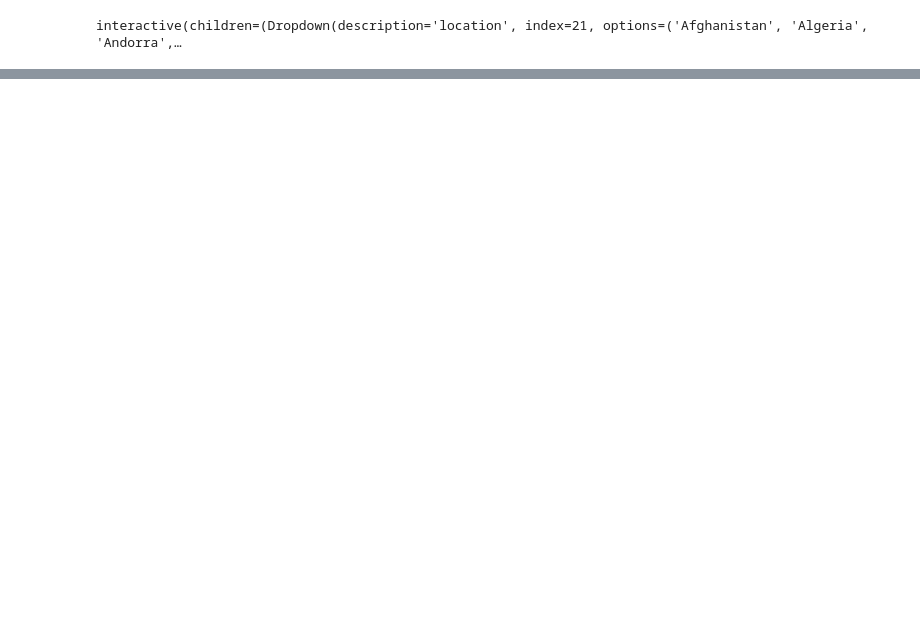
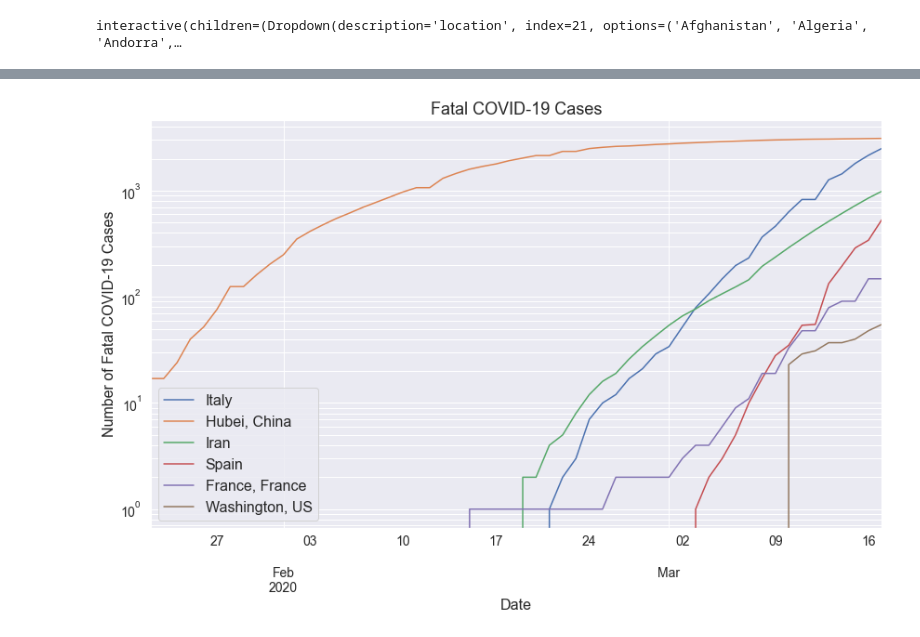
Before and after one commit to MattTriano/COVID-19_Viz, a Jupyter notebook: COVID-19_EDA.ipynb, the cells around one changed output, grey strips where cells are left out. Cells and saved outputs as stored; diff of their text form; code cells hidden in the pictures; blank space fills up the shorter version.

```diff
--- a/COVID-19_EDA.ipynb
+++ b/COVID-19_EDA.ipynb
@@ -170,0 +246,4 @@ interactive(children=(Dropdown(description='location', index=21, options=('Afgha
+# %%
+plot_covid_19_data_mpl(case_type='Fatal', locations=['Italy', 'Hubei, China', 'Iran', 'Spain', 'France, France', 'Washington, US'])
+# %% [output]
+[figure, added]
```
Also changed, not shown: parts of 20 cells of this notebook.
